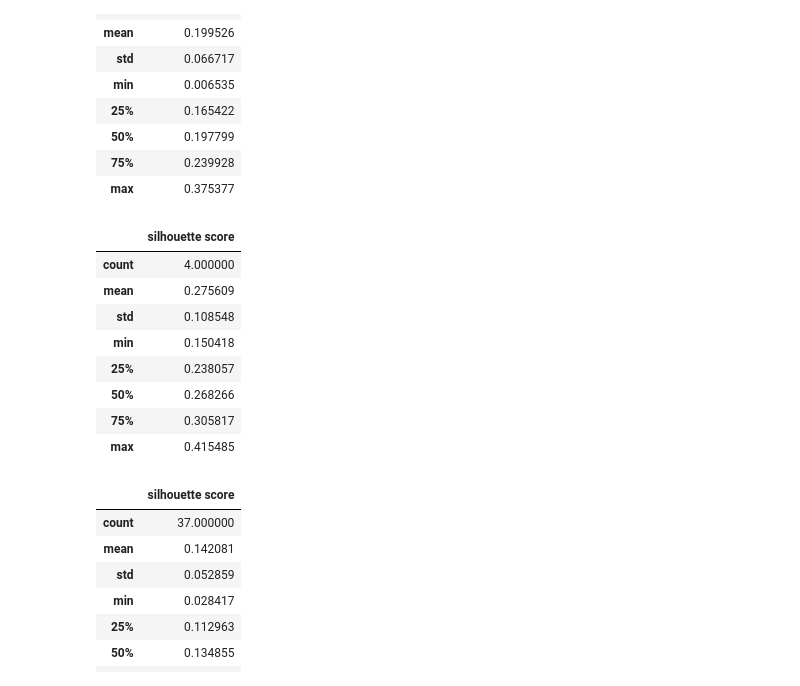
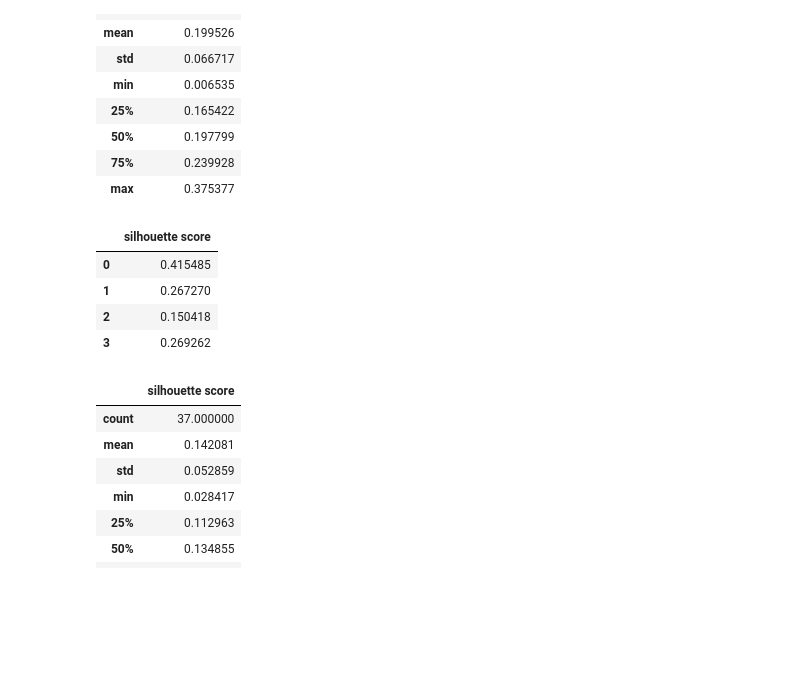
Before and after one commit to ilay32/wals-project, a Jupyter notebook: subareas.ipynb, the cells around one changed output. Drawn from its saved outputs; the diff is of its cells as text; code cells hidden in the pictures; blank space fills up the shorter version.

```diff
--- a/subareas.ipynb
+++ b/subareas.ipynb
@@ -27,17 +27,13 @@ consonants.describe()
 | 75% | 0.239928 |
 | max | 0.375377 |
 # %%
-vowels.describe()
+vowels
 # %% [output]
 |  | silhouette score |
-| count | 4.000000 |
-| mean | 0.275609 |
-| std | 0.108548 |
-| min | 0.150418 |
-| 25% | 0.238057 |
-| 50% | 0.268266 |
-| 75% | 0.305817 |
-| max | 0.415485 |
+| 0 | 0.415485 |
+| 1 | 0.267270 |
+| 2 | 0.150418 |
+| 3 | 0.269262 |
 # %%
 prosody.describe()
 # %% [output]
```
Also changed, not shown: 6 other files.
